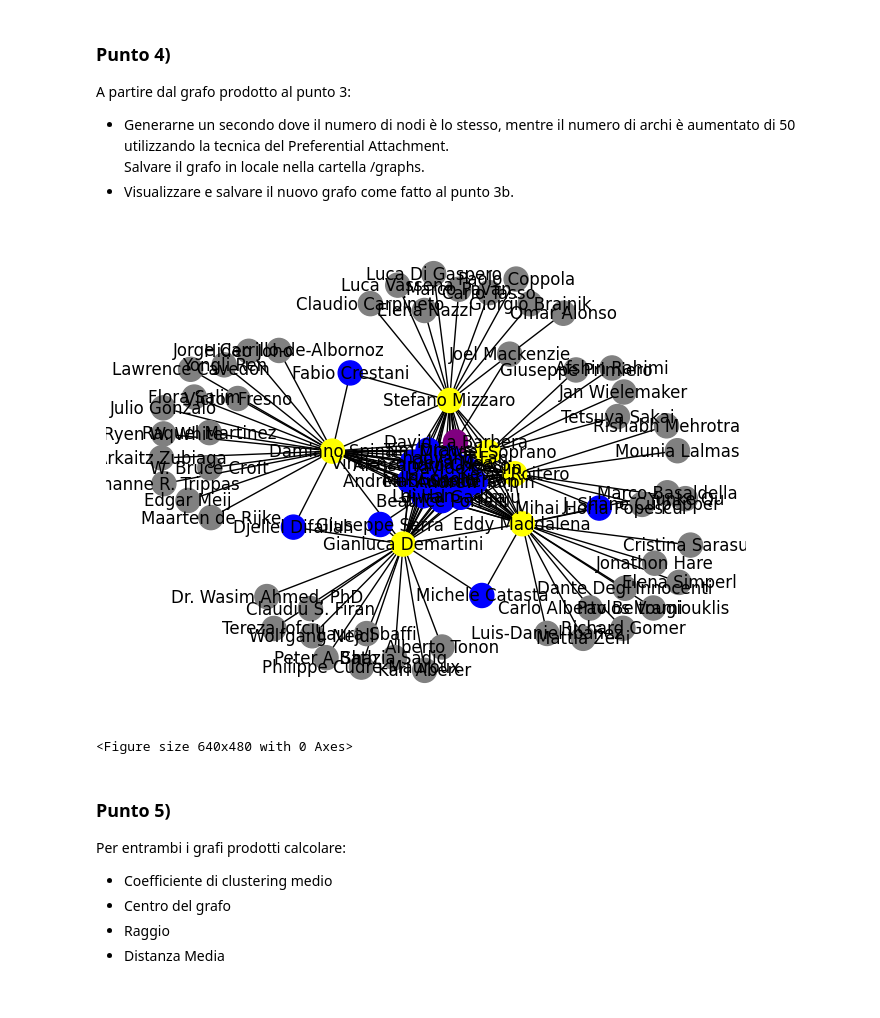
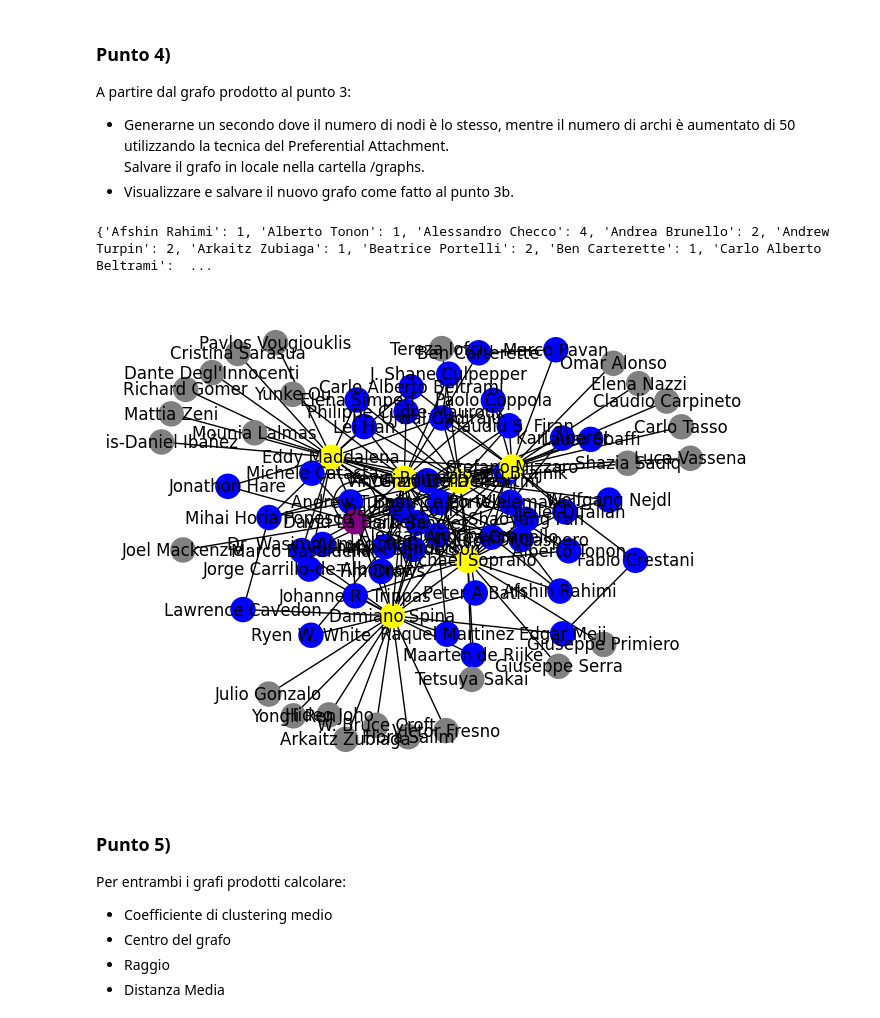
Before and after one commit to g4ix/serpAPI-authors, a Jupyter notebook: progetto-Simeoni_Ramirez_DiNotoMarrella_Pittis.ipynb, the cells around one changed output. Cells and saved outputs as stored; diff of their text form; code cells hidden in the pictures.

```diff
--- a/progetto-Simeoni_Ramirez_DiNotoMarrella_Pittis.ipynb
+++ b/progetto-Simeoni_Ramirez_DiNotoMarrella_Pittis.ipynb
@@ -10,7 +10,7 @@ import matplotlib.pyplot as plt
 import os
 from pyvis.network import Network
 # %%
-GoogleScholarSearch.SERP_API_KEY = "0abb32444148ee2f5264785a1516d02307eb96aac922da2b728ebafd3683d690"
+GoogleScholarSearch.SERP_API_KEY = "d2a3c28a2a8792705c04909850d5a798112f6ab177c7bdeb632b64160f62c741"
 # %% [markdown]
 # Punto 1)
 A partire da nodes.csv, utilizzare la libreria Python SerpAPI per scaricare, per
@@ -305,6 +322,7 @@ new_edges = 50
 
 # Preferential Attachment: probabilità di connessione proporzionale al grado del nodo
 degrees = dict(grafo_preferential_attachment.degree())
+print(degrees)
 existing_nodes = list(grafo_preferential_attachment.nodes)
 
 for _ in range(new_edges):
@@ -316,41 +334,42 @@ for _ in range(new_edges):
     if nodi_destinazione:
         nuovo_nodo_destinazione = random.choice(list(nodi_destinazione))
 
         # Aggiungi un arco tra il nodo origine e il nuovo nodo destinazione
         grafo_preferential_attachment.add_edge(nodo_origine, nuovo_nodo_destinazione)
         # Aggiorna il grado dei nodi
-        gradi[nodo_origine] += 1
-        gradi[nuovo_nodo_destinazione] += 1
+        degrees[nodo_origine] += 1
+        degrees[nuovo_nodo_destinazione] += 1
+
 
 # Calculate the degrees for the new graph
 node_colors = []
 for node, degree in grafo_preferential_attachment.degree():
     if degree == 1:
         node_colors.append('gray')
     elif 2 <= degree <= 10:
         node_colors.append('blue')
     elif 11 <= degree <= 20:
         node_colors.append('purple')
     else:
         node_colors.append('yellow')
 
 # Draw and display the new graph
 nx.draw(
     grafo_preferential_attachment,
     with_labels=True,
     pos=nx.spring_layout(grafo_preferential_attachment),
     node_color=node_colors)
+
+# Save the visualization of the new graph as a PDF file
+plt.savefig('visualizations/extended_graph.pdf', format='pdf')
+
 plt.show()
 
 # Save the new graph as a GML file
 nx.write_gml(grafo_preferential_attachment, "graphs/extended_coauthorship_graph.gml")
-
-# Save the visualization of the new graph as a PDF file
-plt.savefig('visualizations/extended_graph.pdf', format='pdf')
-plt.savefig('visualizations/extended_graph.pdf', format='pdf')
 # %% [output]
+{'Afshin Rahimi': 1, 'Alberto Tonon': 1, 'Alessandro Checco': 4, 'Andrea Brunello': 2, 'Andrew Turpin': 2, 'Arkaitz Zubiaga': 1, 'Beatrice Portelli': 2, 'Ben Carterette': 1, 'Carlo Alberto Beltrami':  ...
-[figure, old version]
+[figure, new version]
-<Figure size 640x480 with 0 Axes>
 # %% [markdown]
 ### Punto 5)
 Per entrambi i grafi prodotti calcolare:
```
Also changed, not shown: parts of 7 cells of this notebook.
